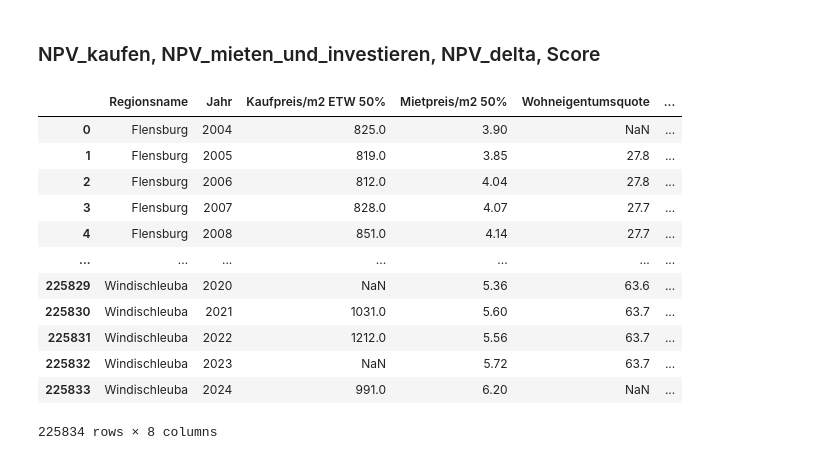
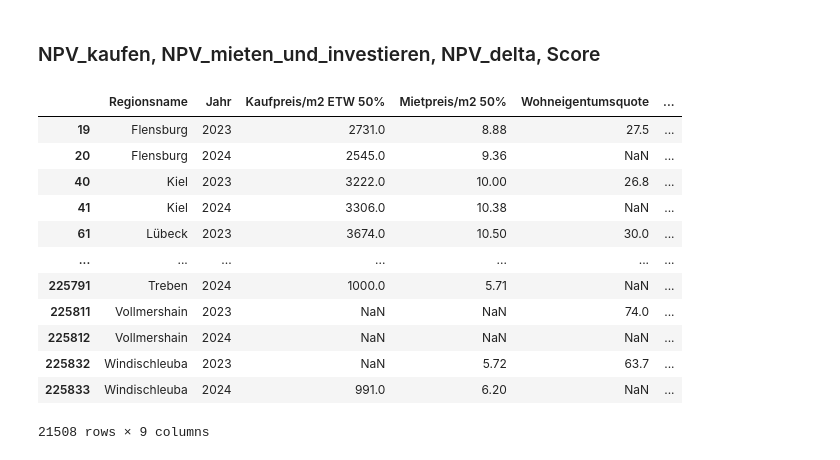
Before and after one commit to LukasGansneder/Master-Thesis-Renting-vs-Buying-, a Jupyter notebook: code/4_NPV_Score.ipynb, the cells around one changed output. Cells and saved outputs as stored; diff of their text form; code cells hidden in the pictures.

```diff
--- a/code/4_NPV_Score.ipynb
+++ b/code/4_NPV_Score.ipynb
@@ -147,8 +147,8 @@ def npv_delta(kaufpreis_pro_m2: float, mietpreis_pro_m2: float, zins: float, til
                                               instandhaltung_quote=instandhaltung_quote,
                                               preissteigerung_immobilie=preissteigerung_immobilie,)
 
-    npv_delta = npv_buy - npv_rent_inv
-    return npv_delta
+    delta = npv_buy - npv_rent_inv
+    return delta
 
 def rent_vs_buy_score(delta_npv: float, scale: float) -> float:
 
@@ -183,25 +183,28 @@ df_empirica_regio["Delta_NPV"] = df_empirica_regio.apply(
     axis=1
 )
 df_empirica_regio = df_empirica_regio[["Regionsname", "Jahr", "Kaufpreis/m2 ETW 50%", "Mietpreis/m2 50%", "Wohneigentumsquote", "Effektiver Jahreszins", "Delta_NPV"]]
-S = np.median(np.abs(df_empirica_regio["Delta_NPV"].dropna()))
-df_empirica_regio["Score"] = np.tanh(df_empirica_regio["Delta_NPV"] / S)
+df_empirica_regio["Delta_NPV_rel"] = df_empirica_regio["Delta_NPV"] / (df_empirica_regio["Kaufpreis/m2 ETW 50%"] * 58 * (1.0 + 0.1))
+# Scale 'S' nicht datengetrieben sondern fixiert (robustnesscheck later)
+# choose 5% NPV advantage as 0.5 Score
+S = 0.05 / np.arctanh(0.5)
+df_empirica_regio["Score"] = np.tanh(df_empirica_regio["Delta_NPV_rel"] / S)
 # %%
-# df_empirica_regio[df_empirica_regio["Jahr"] == 2023]
-df_empirica_regio
+df = df_empirica_regio[df_empirica_regio["Jahr"] >= 2023]
+df
 # %% [output]
 |  | Regionsname | Jahr | Kaufpreis/m2 ETW 50% | Mietpreis/m2 50% | Wohneigentumsquote | ... |
-| 0 | Flensburg | 2004 | 825.0 | 3.90 | NaN | ... |
-| 1 | Flensburg | 2005 | 819.0 | 3.85 | 27.8 | ... |
-| 2 | Flensburg | 2006 | 812.0 | 4.04 | 27.8 | ... |
-| 3 | Flensburg | 2007 | 828.0 | 4.07 | 27.7 | ... |
-| 4 | Flensburg | 2008 | 851.0 | 4.14 | 27.7 | ... |
+| 19 | Flensburg | 2023 | 2731.0 | 8.88 | 27.5 | ... |
+| 20 | Flensburg | 2024 | 2545.0 | 9.36 | NaN | ... |
+| 40 | Kiel | 2023 | 3222.0 | 10.00 | 26.8 | ... |
+| 41 | Kiel | 2024 | 3306.0 | 10.38 | NaN | ... |
+| 61 | Lübeck | 2023 | 3674.0 | 10.50 | 30.0 | ... |
 | ... | ... | ... | ... | ... | ... | ... |
-| 225829 | Windischleuba | 2020 | NaN | 5.36 | 63.6 | ... |
-| 225830 | Windischleuba | 2021 | 1031.0 | 5.60 | 63.7 | ... |
-| 225831 | Windischleuba | 2022 | 1212.0 | 5.56 | 63.7 | ... |
+| 225791 | Treben | 2024 | 1000.0 | 5.71 | NaN | ... |
+| 225811 | Vollmershain | 2023 | NaN | NaN | 74.0 | ... |
+| 225812 | Vollmershain | 2024 | NaN | NaN | NaN | ... |
 | 225832 | Windischleuba | 2023 | NaN | 5.72 | 63.7 | ... |
 | 225833 | Windischleuba | 2024 | 991.0 | 6.20 | NaN | ... |
-225834 rows × 8 columns
+21508 rows × 9 columns
 # %%
 for year in sorted(df_empirica_regio["Jahr"].dropna().unique()):
     s = df_empirica_regio.loc[df_empirica_regio["Jahr"] == year, "Score"].dropna()
```
Also changed, not shown: parts of 1 cell of this notebook, 1 other file.
